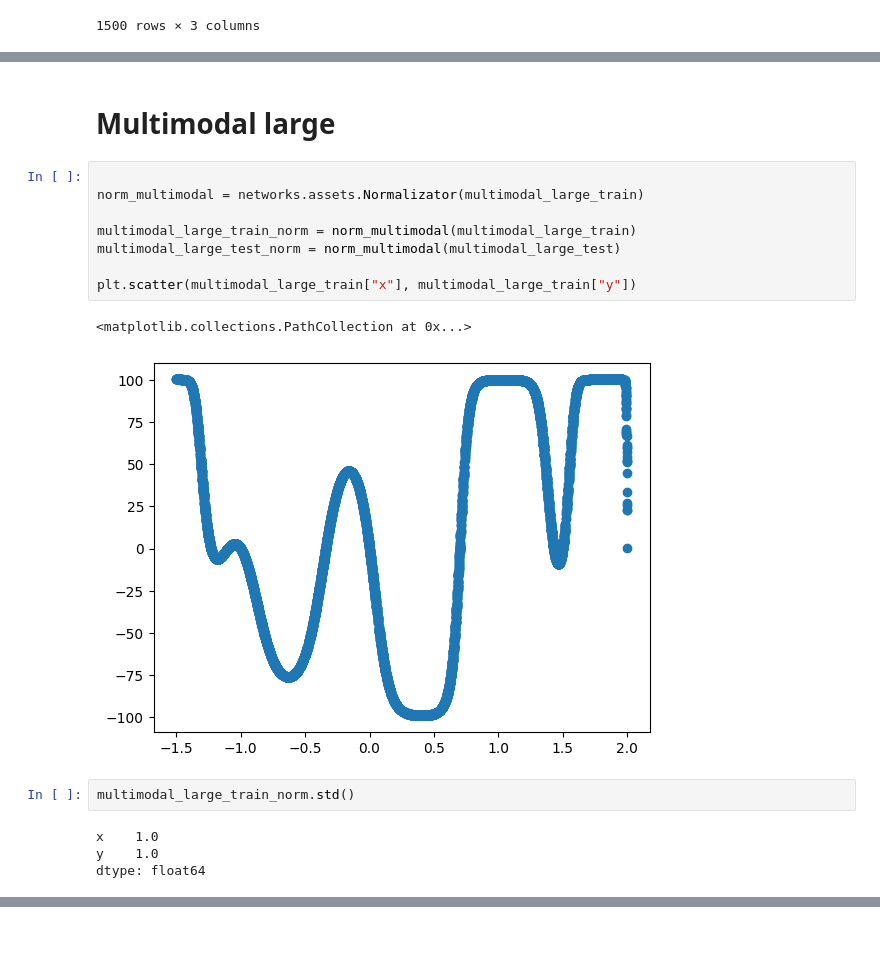
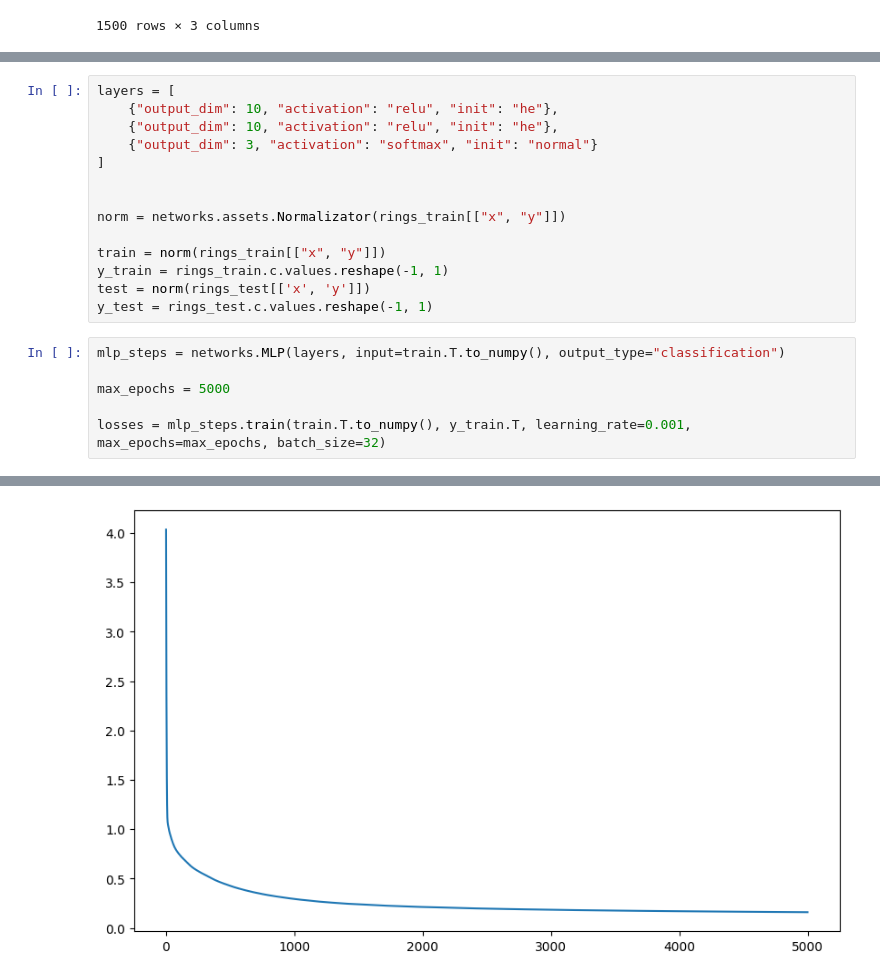
Before and after one commit to Fersoil/miowad, a Jupyter notebook: NN/NN4.ipynb, the cells around one changed output, grey strips where cells are left out. Cells and saved outputs as stored; diff of their text form; blank space fills up the shorter version.

```diff
--- a/NN/NN4.ipynb
+++ b/NN/NN4.ipynb
@@ -347,19 +139,21 @@ MSE on test data:  14.174005213064245
-# %% [markdown]
-# Multimodal large
-# %%
-
-norm_multimodal = networks.assets.Normalizator(multimodal_large_train)
-
-multimodal_large_train_norm = norm_multimodal(multimodal_large_train)
-multimodal_large_test_norm = norm_multimodal(multimodal_large_test)
-
-plt.scatter(multimodal_large_train["x"], multimodal_large_train["y"])
-# %% [output]
-<matplotlib.collections.PathCollection at 0x...>
-[figure, removed]
-# %%
-multimodal_large_train_norm.std()
-# %% [output]
-x    1.0
-y    1.0
-dtype: float64
+# %%
+layers = [
+    {"output_dim": 10, "activation": "relu", "init": "he"},
+    {"output_dim": 10, "activation": "relu", "init": "he"},
+    {"output_dim": 3, "activation": "softmax", "init": "normal"}
+]
+
+
+norm = networks.assets.Normalizator(rings_train[["x", "y"]])
+
+train = norm(rings_train[["x", "y"]])
+y_train = rings_train.c.values.reshape(-1, 1)
+test = norm(rings_test[['x', 'y']])
+y_test = rings_test.c.values.reshape(-1, 1)
+# %%
+mlp_steps = networks.MLP(layers, input=train.T.to_numpy(), output_type="classification")
+
+max_epochs = 5000
+
+losses = mlp_steps.train(train.T.to_numpy(), y_train.T, learning_rate=0.001, max_epochs=max_epochs, batch_size=32)
+# %% [output]
@@ -365,0 +177 @@ dtype: float64
+[figure, added]
```
Also changed, not shown: parts of 32 cells of this notebook, 6 other files.
